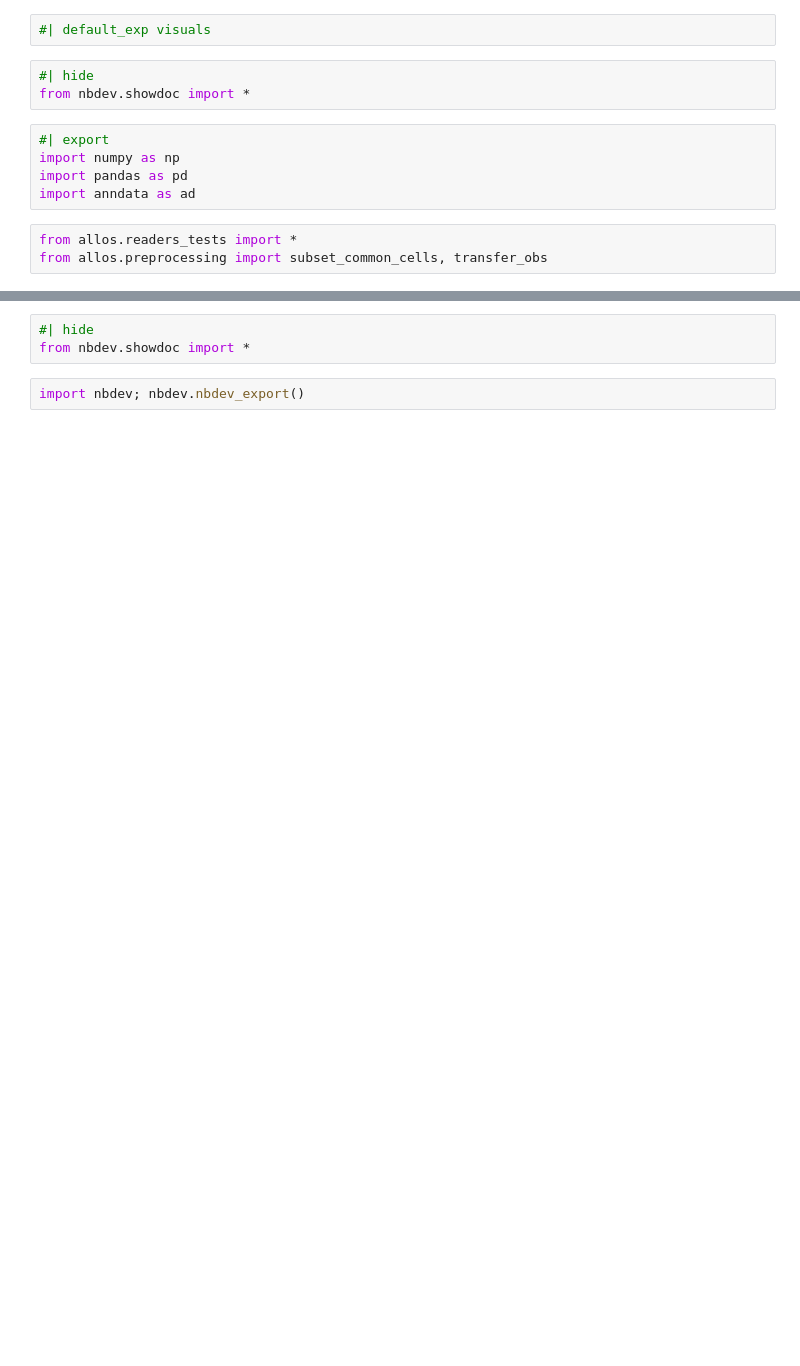
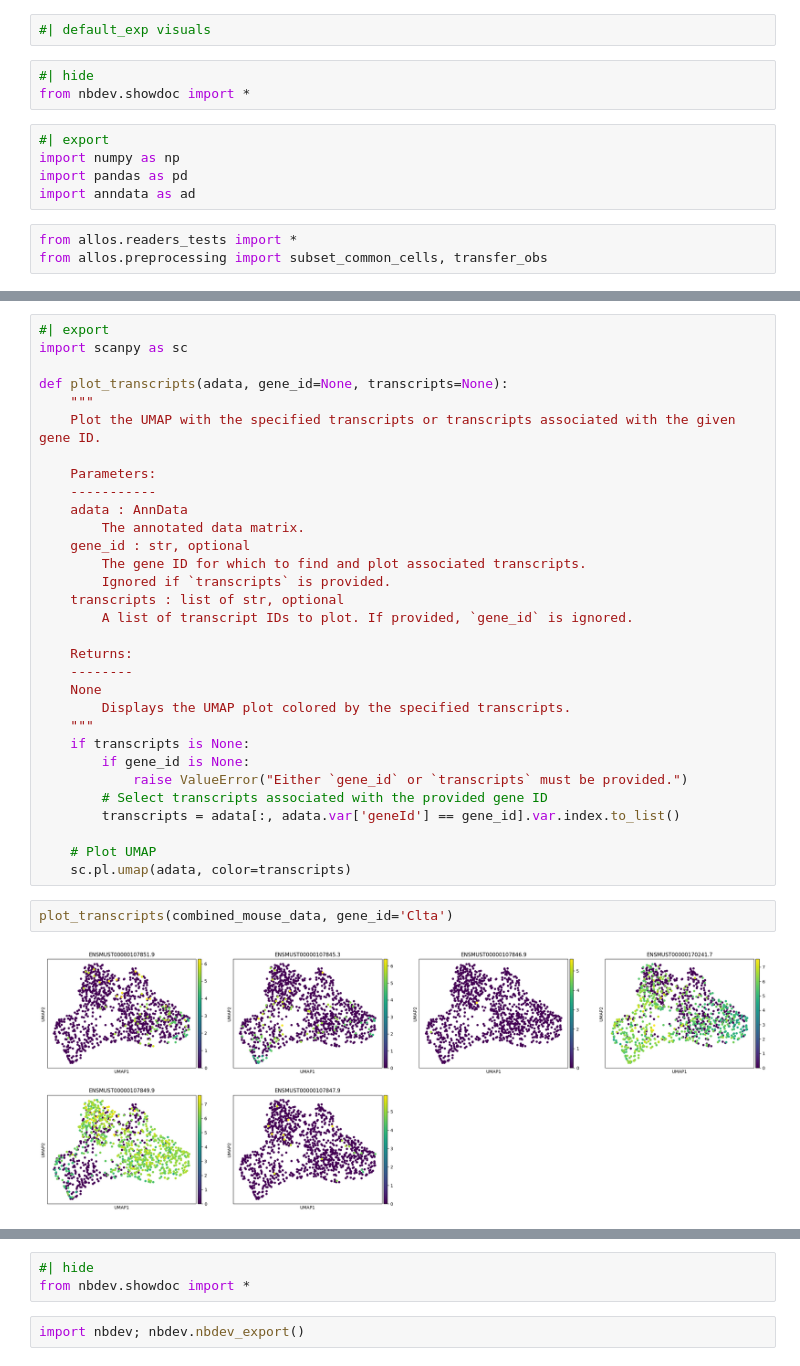
Before and after one commit to cobioda/allos, a Jupyter notebook: nbs/008_visuals.ipynb, the cells around one changed output, grey strips where cells are left out. Drawn from its saved outputs; the diff is of its cells as text; blank space fills up the shorter version.

```diff
--- a/nbs/008_visuals.ipynb
+++ b/nbs/008_visuals.ipynb
@@ -21,0 +55,35 @@ FileNotFoundError:
+# %%
+#| export
+import scanpy as sc
+
+def plot_transcripts(adata, gene_id=None, transcripts=None):
+    """
+    Plot the UMAP with the specified transcripts or transcripts associated with the given gene ID.
+
+    Parameters:
+    -----------
+    adata : AnnData
+        The annotated data matrix.
+    gene_id : str, optional
+        The gene ID for which to find and plot associated transcripts.
+        Ignored if `transcripts` is provided.
+    transcripts : list of str, optional
+        A list of transcript IDs to plot. If provided, `gene_id` is ignored.
+
+    Returns:
+    --------
+    None
+        Displays the UMAP plot colored by the specified transcripts.
+    """
+    if transcripts is None:
+        if gene_id is None:
+            raise ValueError("Either `gene_id` or `transcripts` must be provided.")
+        # Select transcripts associated with the provided gene ID
+        transcripts = adata[:, adata.var['geneId'] == gene_id].var.index.to_list()
+
+    # Plot UMAP
+    sc.pl.umap(adata, color=transcripts)
+# %%
+plot_transcripts(combined_mouse_data, gene_id='Clta')
+# %% [output]
+[figure, added]
```
Also changed, not shown: parts of 10 cells of this notebook, 2 other files.
